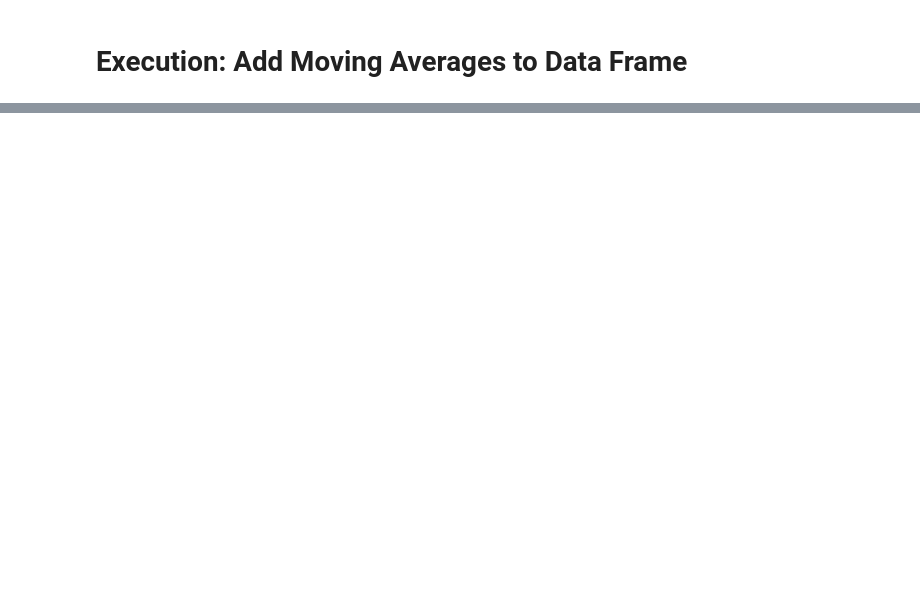
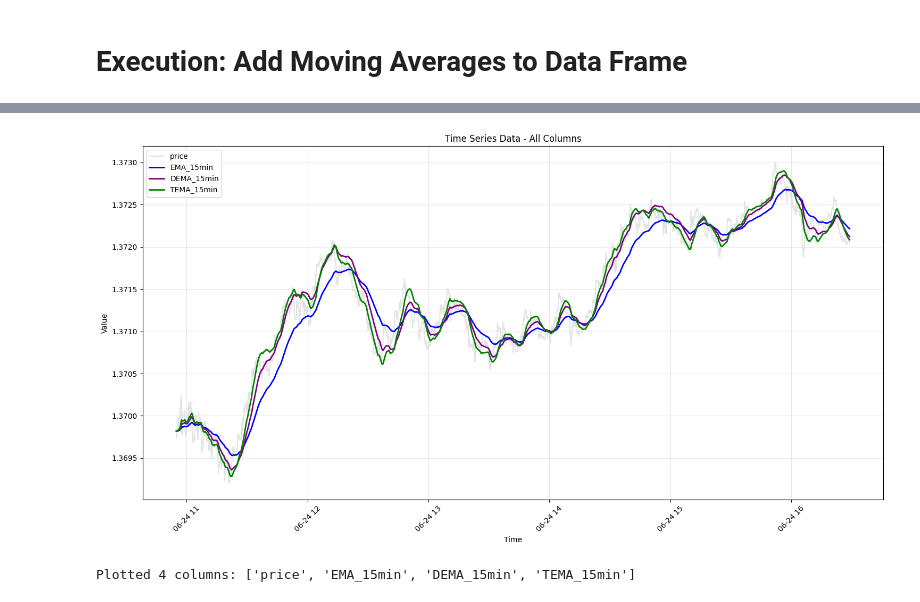
Before and after one commit to surgelove/trading_strategies_testbed, a Jupyter notebook: test1.ipynb, the cells around one changed output, grey strips where cells are left out. Cells and saved outputs as stored; diff of their text form; code cells hidden in the pictures; blank space fills up the shorter version.

```diff
--- a/test1.ipynb
+++ b/test1.ipynb
@@ -890,0 +1145,7 @@ print("✅ Streaming moving average results saved to 'streaming_moving_average_r
+# %%
+new_df = df_time_based[['timestamp', 'price', 'EMA_15min', 'DEMA_15min', 'TEMA_15min']].copy()
+# %%
+plot_time_series(new_df)
+# %% [output]
+[figure, added]
+Plotted 4 columns: ['price', 'EMA_15min', 'DEMA_15min', 'TEMA_15min']
```
Also changed, not shown: parts of 19 cells of this notebook, 1 other file.
